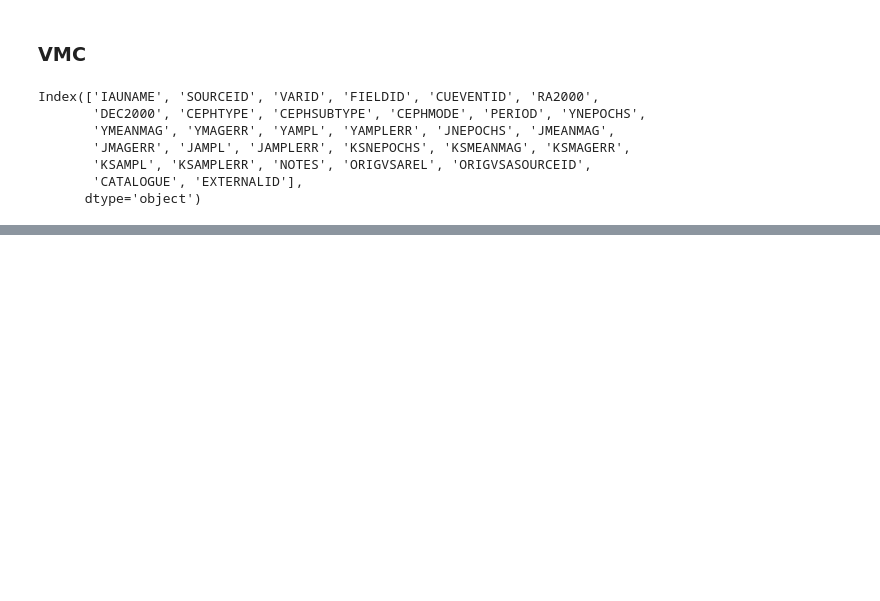
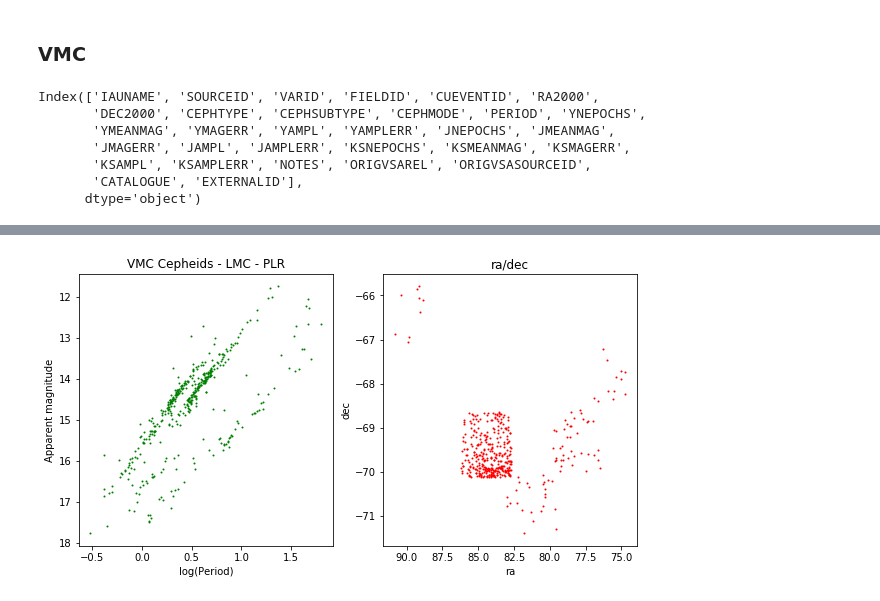
Before and after one commit to vickyscowcroft/bayesian_pl_fitting, a Jupyter notebook: batdog.ipynb, the cells around one changed output, grey strips where cells are left out. Cells and saved outputs as stored; diff of their text form; code cells hidden in the pictures; blank space fills up the shorter version.

```diff
--- a/batdog.ipynb
+++ b/batdog.ipynb
@@ -2769,0 +2808,17 @@ vmc_cepheids[]
+# %%
+vmc_cepheids_all = vmc_cepheids_raw.rename(index=str, columns={
+                                            'IAUNAME':'IAU_ID',
+                                            'FIELDID':'field_ID',
+                                            'RA2000':'ra',
+                                            'DEC2000':'dec',
+                                            'CEPHTYPE':'type',
+                                            'CEPHSUBTYPE':'sub_type',
+                                            'CEPHMODE':'P_mode',
+                                            'PERIOD':'P',
+                                            'YMEANMAG':'m_Y',
+                                            'YMAGERR':'m_sigma_Y',
+                                            'JMEANMAG':'m_J',
+                                            'JMAGERR':'m_sigma_J',
+                                            'KSMEANMAG':'m_K',
+                                            'KSMAGERR':'m_sigma_K'})
+jupyter_go_away = 1 + 1
@@ -2769,0 +2827,26 @@ vmc_cepheids[]
+# %%
+# Make a brand new copied data frame and only containing LMC cepheids.
+#vmc_cepheids_LMC = vmc_cepheids_all.copy()[np.core.defchararray.startswith(
+#    np.asarray(vmc_cepheids_all['field_ID'], dtype=str), 'LMC')]
+
+vmc_cepheids_LMC = vmc_cepheids_all.copy()[np.where(np.logical_and(vmc_cepheids_all['ra']]
+# %%
+fig, ax = plt.subplots(1, 2, figsize=(10, 5))
+
+# PL plot
+ax[0].plot(np.log10(vmc_cepheids_LMC['P']), vmc_cepheids_LMC['m_K'], 'g.', ms=2)
+ax[0].set_xlabel("log(Period)")
+ax[0].set_ylabel("Apparent magnitude")
+ax[0].set_title("VMC Cepheids - LMC - PLR")
+ax[0].invert_yaxis()
+
+# RA/DEC plot
+ax[1].plot(vmc_cepheids_LMC['ra'], vmc_cepheids_LMC['dec'], 'r.', ms=2)
+ax[1].set_xlabel("ra")
+ax[1].set_ylabel("dec")
+ax[1].set_title("ra/dec")
+ax[1].invert_xaxis()
+
+plt.show()
+# %% [output]
+[figure, added]
```
Also changed, not shown: parts of 9 cells of this notebook, 2 other files.
